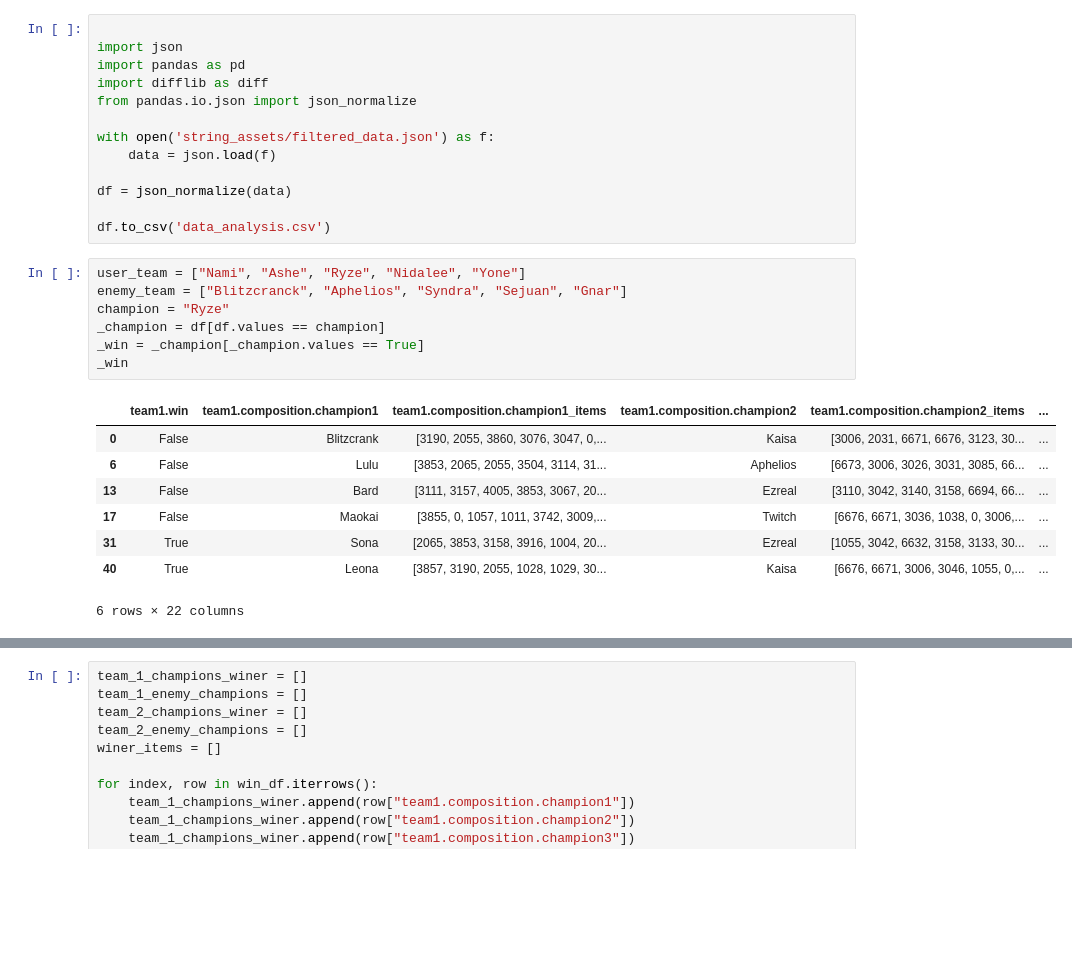
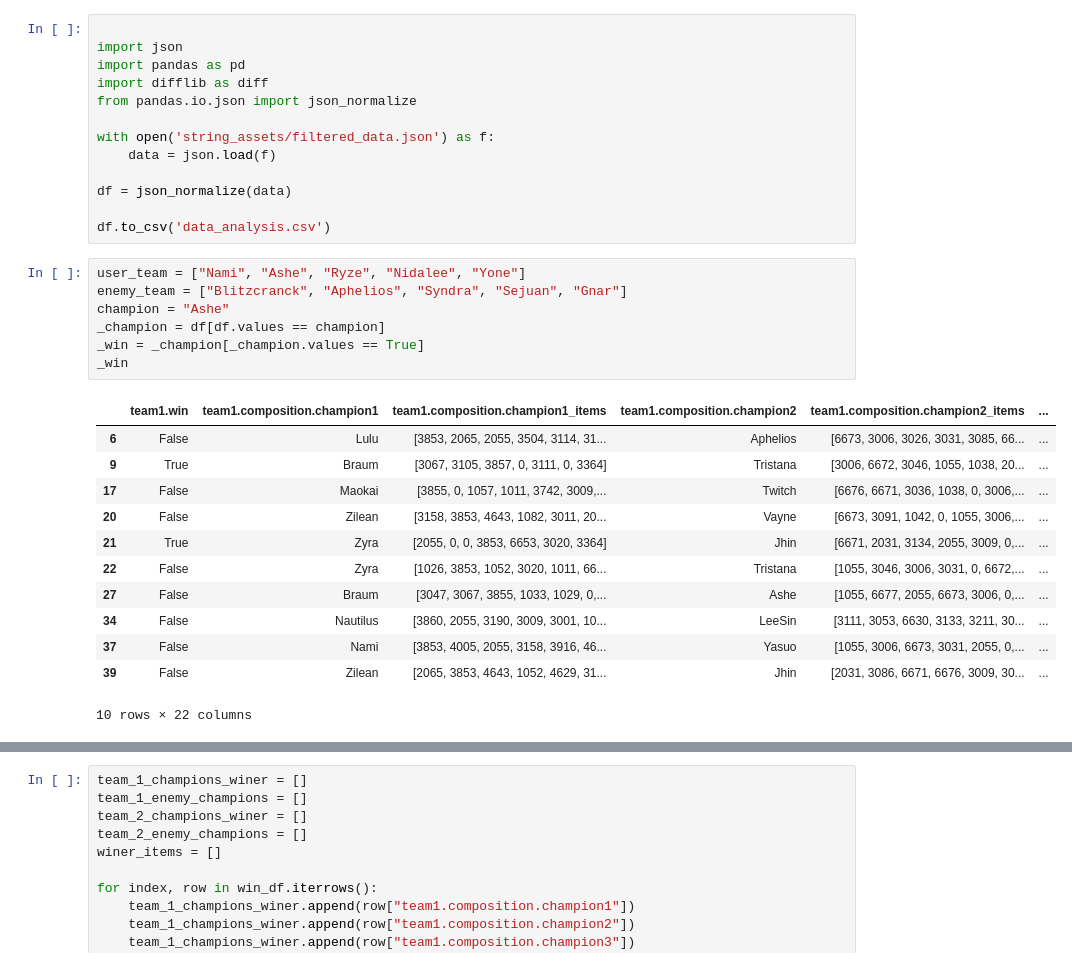
Before and after one commit to League-Advisor/league-advisor, a Jupyter notebook: league_advisor/data_analy.ipynb, the cells around one changed output, grey strips where cells are left out. Cells and saved outputs as stored; diff of their text form; blank space fills up the shorter version.

```diff
--- a/league_advisor/data_analy.ipynb
+++ b/league_advisor/data_analy.ipynb
@@ -14,19 +14,23 @@ df.to_csv('data_analysis.csv')
 # %%
 user_team = ["Nami", "Ashe", "Ryze", "Nidalee", "Yone"]
 enemy_team = ["Blitzcranck", "Aphelios", "Syndra", "Sejuan", "Gnar"]
-champion = "Ryze"
+champion = "Ashe"
 _champion = df[df.values == champion]
 _win = _champion[_champion.values == True]
 _win
 # %% [output]
 |  | team1.win | team1.composition.champion1 | team1.composition.champion1_items | team1.composition.champion2 | team1.composition.champion2_items | ... |
-| 0 | False | Blitzcrank | [3190, 2055, 3860, 3076, 3047, 0,... | Kaisa | [3006, 2031, 6671, 6676, 3123, 30... | ... |
 | 6 | False | Lulu | [3853, 2065, 2055, 3504, 3114, 31... | Aphelios | [6673, 3006, 3026, 3031, 3085, 66... | ... |
-| 13 | False | Bard | [3111, 3157, 4005, 3853, 3067, 20... | Ezreal | [3110, 3042, 3140, 3158, 6694, 66... | ... |
+| 9 | True | Braum | [3067, 3105, 3857, 0, 3111, 0, 3364] | Tristana | [3006, 6672, 3046, 1055, 1038, 20... | ... |
 | 17 | False | Maokai | [3855, 0, 1057, 1011, 3742, 3009,... | Twitch | [6676, 6671, 3036, 1038, 0, 3006,... | ... |
-| 31 | True | Sona | [2065, 3853, 3158, 3916, 1004, 20... | Ezreal | [1055, 3042, 6632, 3158, 3133, 30... | ... |
-| 40 | True | Leona | [3857, 3190, 2055, 1028, 1029, 30... | Kaisa | [6676, 6671, 3006, 3046, 1055, 0,... | ... |
+| 20 | False | Zilean | [3158, 3853, 4643, 1082, 3011, 20... | Vayne | [6673, 3091, 1042, 0, 1055, 3006,... | ... |
+| 21 | True | Zyra | [2055, 0, 0, 3853, 6653, 3020, 3364] | Jhin | [6671, 2031, 3134, 2055, 3009, 0,... | ... |
+| 22 | False | Zyra | [1026, 3853, 1052, 3020, 1011, 66... | Tristana | [1055, 3046, 3006, 3031, 0, 6672,... | ... |
+| 27 | False | Braum | [3047, 3067, 3855, 1033, 1029, 0,... | Ashe | [1055, 6677, 2055, 6673, 3006, 0,... | ... |
+| 34 | False | Nautilus | [3860, 2055, 3190, 3009, 3001, 10... | LeeSin | [3111, 3053, 6630, 3133, 3211, 30... | ... |
+| 37 | False | Nami | [3853, 4005, 2055, 3158, 3916, 46... | Yasuo | [1055, 3006, 6673, 3031, 2055, 0,... | ... |
+| 39 | False | Zilean | [2065, 3853, 4643, 1052, 4629, 31... | Jhin | [2031, 3086, 6671, 6676, 3009, 30... | ... |
-6 rows × 22 columns
+10 rows × 22 columns
 # %%
 team_1_details = []
 team_2_details = []
```
Also changed, not shown: parts of 4 cells of this notebook.
